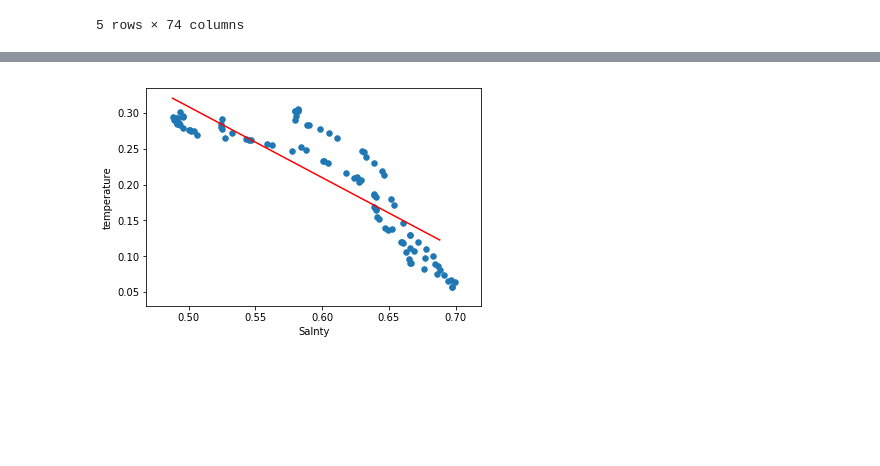
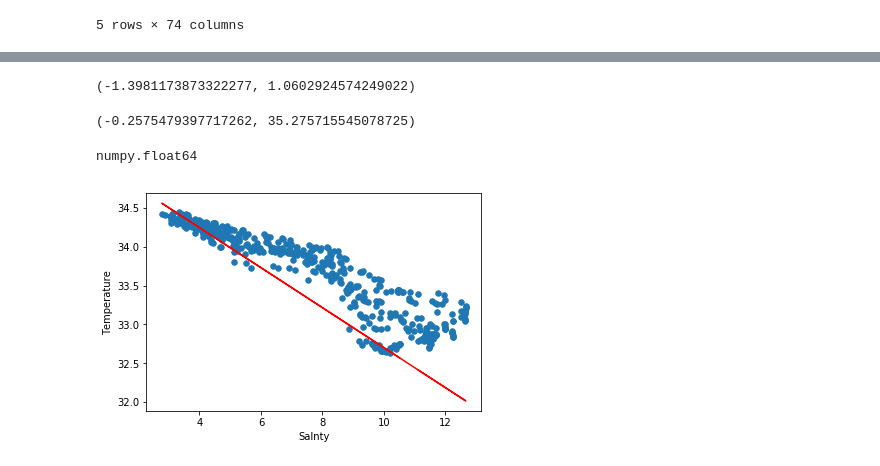
Before and after one commit to Chen21697/CalCOFI, a Jupyter notebook: CalCOFI_linear_regression.ipynb, the cells around one changed output, grey strips where cells are left out. Drawn from its saved outputs; the diff is of its cells as text; code cells hidden in the pictures; blank space fills up the shorter version.

```diff
--- a/CalCOFI_linear_regression.ipynb
+++ b/CalCOFI_linear_regression.ipynb
@@ -130,8 +119,0 @@ w_grad = w_grad - 2.0*(y_data[n] - b - w*x_data[n])*x_data[n]
-# %%
-'''
-x, y, w1, b1 = symbols('x, y, w1, b1')
-lossf = (y - (b1 + w1*x))**2
-# expr = lossf.diff(w1)
-expr = lambdify([x, y, w1, b1], diff(lossf, w1))
-expr(x_data[0], y_data[0], w, b)
-'''
@@ -154,11 +134,39 @@ plt.show()
-# %%
-plt.scatter(x_data, y_data, s = 30)
-plt.xlabel('Salnty')
-plt.ylabel('temperature')
-
-x = np.arange(min(x_data), max(x_data), 0.1)
-y = w*x + b
-plt.plot(x, y, color = 'red')
-plt.show()
-# %% [output]
-[figure, removed]
+# %%
+def denomalization(x, y, w, b):
+    A = max(y)-min(y)
+    B = max(x)-min(x)
+    den_w = (w*A)/B
+    den_b = -1*((A*w*min(x))/B)+(A*b)+min(y)
+    return den_w, den_b
+# %%
+w, b
+# %% [output]
+(-1.3981173873322277, 1.0602924574249022)
+# %%
+x_output = att['T_degC'].loc[:batchSize].tolist()
+y_output = att['Salnty'].loc[:batchSize].tolist()
+
+res_w, res_b = denomalization(x_output, y_output, w, b)
+res_w, res_b
+# %% [output]
+(-0.2575479397717262, 35.275715545078725)
+# %%
+type(res_w)
+# %% [output]
+numpy.float64
+# %%
+# x_output = att['nor_Salnty'].loc[:batchSize].tolist()
+# y_output = att['T_degC'].loc[:batchSize].tolist()
+
+plt.scatter(x_output, y_output, s = 30)
+plt.xlabel('Salnty')
+plt.ylabel('Temperature')
+
+x_ = pd.Series(x_output)
+y_ = res_w*x_ + res_b
+
+# predicted fucntion
+plt.plot(x_, y_, color = 'red')
+plt.show()
+# %% [output]
+[figure, added]
```
Also changed, not shown: parts of 11 cells of this notebook.
